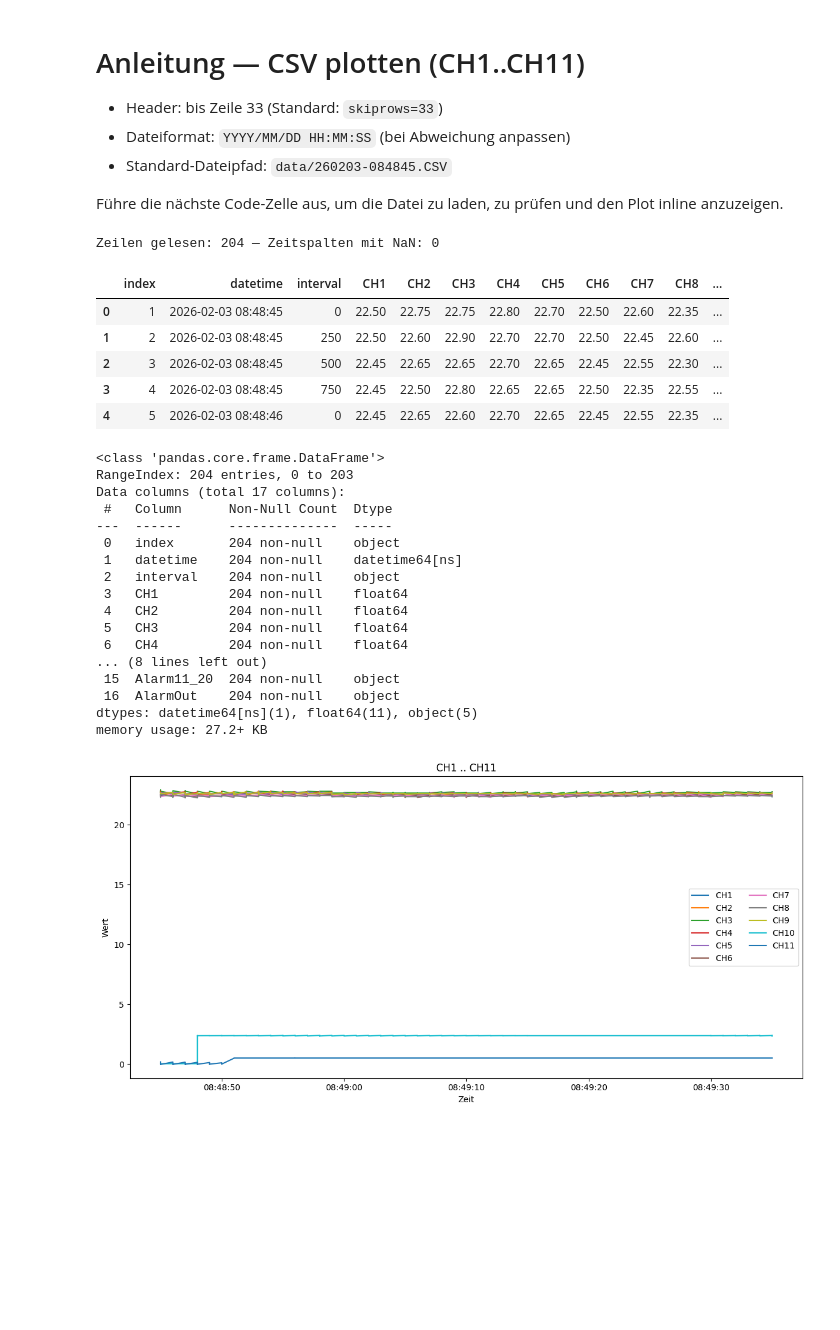
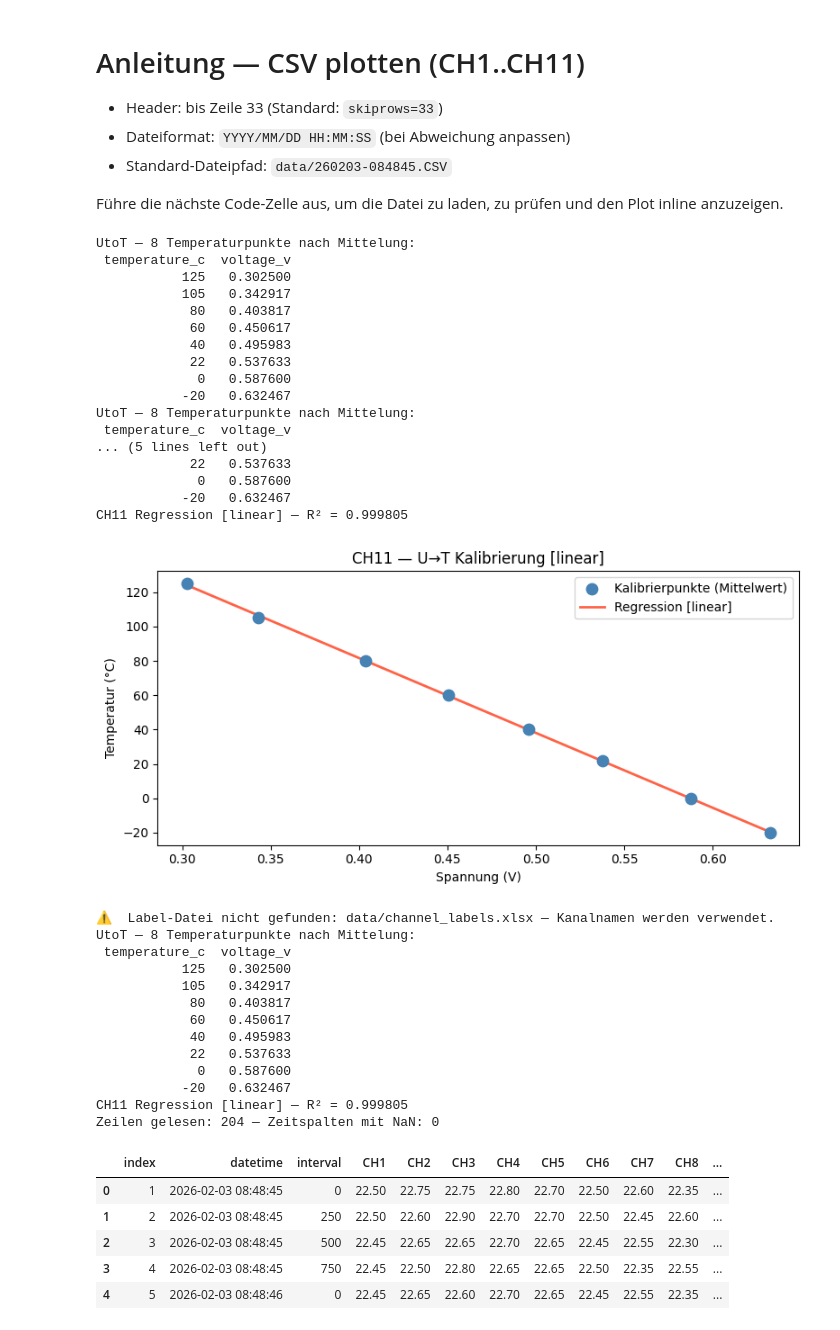
Before and after one commit to tms-dh/CSV_plot, a Jupyter notebook: main.ipynb, the cells around one changed output. Saved outputs shown, nothing was run; the diff lists cells and outputs as text; code cells hidden in the pictures; blank space fills up the shorter version.

```diff
--- a/main.ipynb
+++ b/main.ipynb
@@ -50,45 +244,62 @@ def plot_channels(df, ch_cols, out_file=None):
 
 Führe die nächste Code-Zelle aus, um die Datei zu laden, zu prüfen und den Plot inline anzuzeigen.
 # %%
-# Notebook: CSV laden und plotten
 %matplotlib inline
 
-CSV_PATH = 'data/260203-084845.CSV'  # Passe bei Bedarf an
+# 1) Regression prüfen — CH11_REGRESSION oben ändern und neu ausführen
+plot_ch11_regression(UTOT_PATH, method=CH11_REGRESSION)
 
-df, ch_cols = read_and_clean(CSV_PATH, skiprows=33)
+# 2) Labels laden
+labels = load_labels(LABELS_PATH)
+
+# 3) Konverter bauen und CSV laden
+ch11_conv   = build_ch11_converter(UTOT_PATH, method=CH11_REGRESSION)
+df, ch_cols = read_and_clean(CSV_PATH, ch11_converter=ch11_conv, max_ch=MAX_CH)
+
 print(f'Zeilen gelesen: {len(df)} — Zeitspalten mit NaN: {df["datetime"].isna().sum()}')
-
 display(df.head())
 df.info()
 
-# Plot inline
-plot_channels(df, ch_cols)
+# 4) Plot
+plot_channels(df, ch_cols, labels=labels)
 
-# Optional: plot speichern
-# plot_channels(df, ch_cols, out_file='plot.png')
+# Optional: Plot speichern
+# plot_channels(df, ch_cols, labels=labels, out_file='plot.png')
 # %% [output]
-Zeilen gelesen: 204 — Zeitspalten mit NaN: 0
+UtoT — 8 Temperaturpunkte nach Mittelung:
+ temperature_c  voltage_v
+           125   0.302500
+           105   0.342917
+            80   0.403817
+            60   0.450617
+            40   0.495983
+            22   0.537633
+             0   0.587600
+           -20   0.632467
+UtoT — 8 Temperaturpunkte nach Mittelung:
+ temperature_c  voltage_v
+... (5 lines left out)
+            22   0.537633
+             0   0.587600
+           -20   0.632467
+CH11 Regression [linear] — R² = 0.999805
+[figure, new version]
+⚠️  Label-Datei nicht gefunden: data/channel_labels.xlsx — Kanalnamen werden verwendet.
+UtoT — 8 Temperaturpunkte nach Mittelung:
+ temperature_c  voltage_v
+           125   0.302500
+           105   0.342917
+            80   0.403817
+            60   0.450617
+            40   0.495983
+            22   0.537633
+             0   0.587600
+           -20   0.632467
+CH11 Regression [linear] — R² = 0.999805
+Zeilen gelesen: 204 — Zeitspalten mit NaN: 0
 |  | index | datetime | interval | CH1 | CH2 | CH3 | CH4 | CH5 | CH6 | CH7 | CH8 | ... |
 | 0 | 1 | 2026-02-03 08:48:45 | 0 | 22.50 | 22.75 | 22.75 | 22.80 | 22.70 | 22.50 | 22.60 | 22.35 | ... |
 | 1 | 2 | 2026-02-03 08:48:45 | 250 | 22.50 | 22.60 | 22.90 | 22.70 | 22.70 | 22.50 | 22.45 | 22.60 | ... |
 | 2 | 3 | 2026-02-03 08:48:45 | 500 | 22.45 | 22.65 | 22.65 | 22.70 | 22.65 | 22.45 | 22.55 | 22.30 | ... |
 | 3 | 4 | 2026-02-03 08:48:45 | 750 | 22.45 | 22.50 | 22.80 | 22.65 | 22.65 | 22.50 | 22.35 | 22.55 | ... |
 | 4 | 5 | 2026-02-03 08:48:46 | 0 | 22.45 | 22.65 | 22.60 | 22.70 | 22.65 | 22.45 | 22.55 | 22.35 | ... |
-<class 'pandas.core.frame.DataFrame'>
-RangeIndex: 204 entries, 0 to 203
-Data columns (total 17 columns):
- #   Column      Non-Null Count  Dtype
----  ------      --------------  -----
- 0   index       204 non-null    object
- 1   datetime    204 non-null    datetime64[ns]
- 2   interval    204 non-null    object
- 3   CH1         204 non-null    float64
- 4   CH2         204 non-null    float64
- 5   CH3         204 non-null    float64
- 6   CH4         204 non-null    float64
-... (8 lines left out)
- 15  Alarm11_20  204 non-null    object
- 16  AlarmOut    204 non-null    object
-dtypes: datetime64[ns](1), float64(11), object(5)
-memory usage: 27.2+ KB
-[figure, old version]
```
Also changed, not shown: parts of 2 cells of this notebook.
